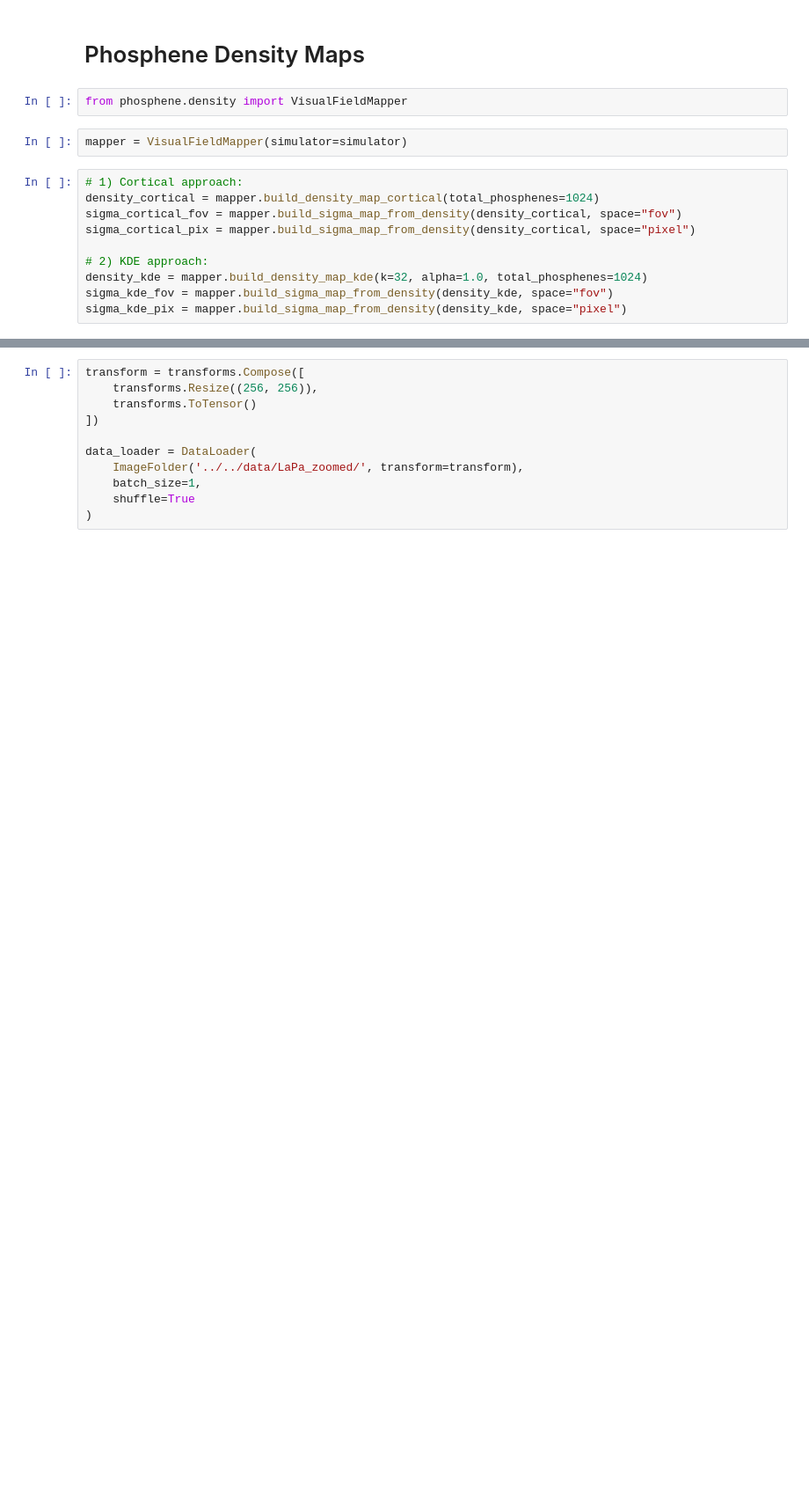
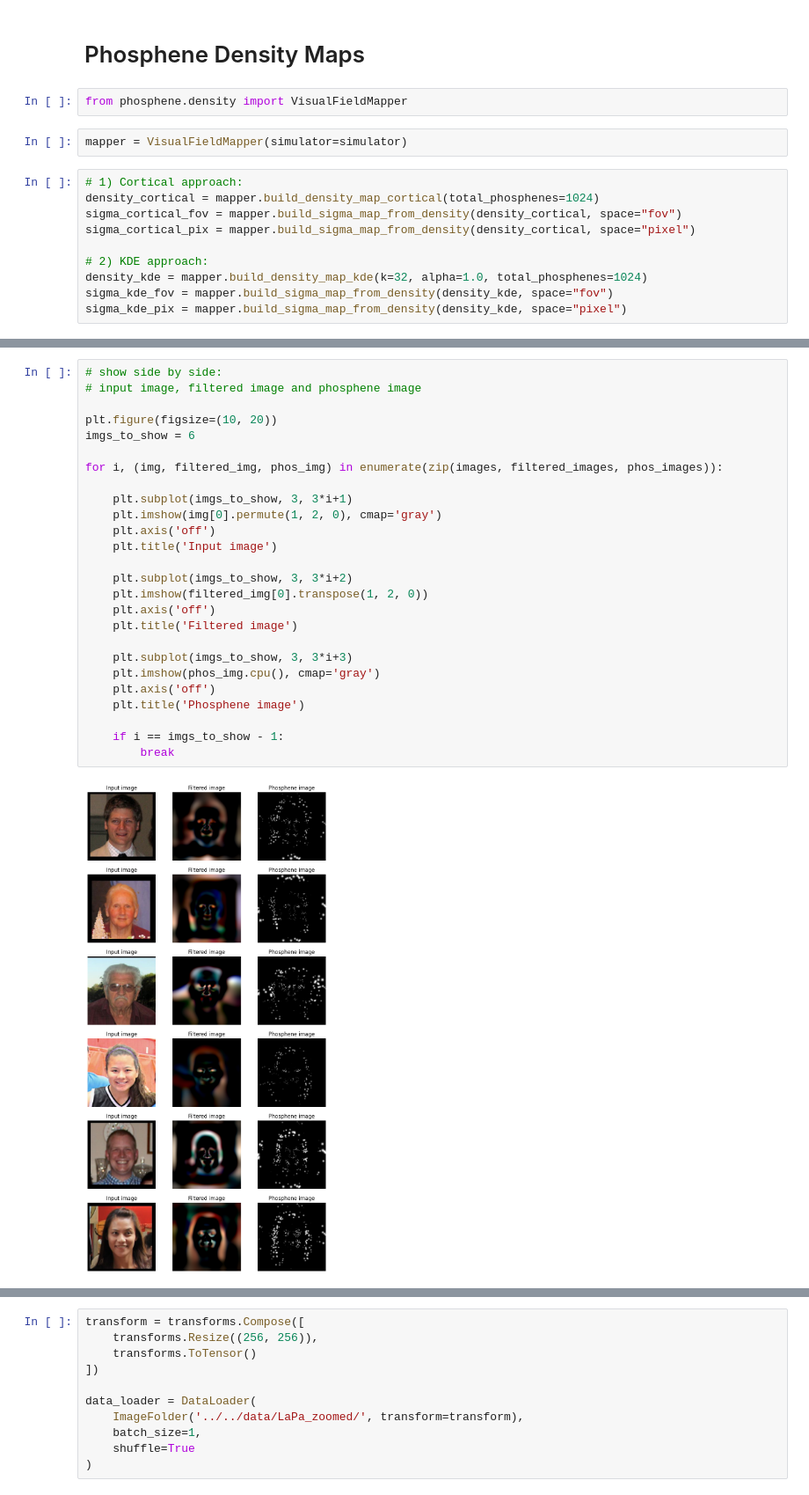
Before and after one commit to MichelleAppel/SCAPE, a Jupyter notebook: notebooks/test_modules.ipynb, the cells around one changed output, grey strips where cells are left out. Shown at 88% size. Saved outputs shown, nothing was run; the diff lists cells and outputs as text; blank space fills up the shorter version.

```diff
--- a/notebooks/test_modules.ipynb
+++ b/notebooks/test_modules.ipynb
@@ -156,0 +228,28 @@ plt.show()
+# %%
+# show side by side:
+# input image, filtered image and phosphene image
+
+plt.figure(figsize=(10, 20))
+imgs_to_show = 6
+
+for i, (img, filtered_img, phos_img) in enumerate(zip(images, filtered_images, phos_images)):
+
+    plt.subplot(imgs_to_show, 3, 3*i+1)
+    plt.imshow(img[0].permute(1, 2, 0), cmap='gray')
+    plt.axis('off')
+    plt.title('Input image')
+
+    plt.subplot(imgs_to_show, 3, 3*i+2)
+    plt.imshow(filtered_img[0].transpose(1, 2, 0))
+    plt.axis('off')
+    plt.title('Filtered image')
+
+    plt.subplot(imgs_to_show, 3, 3*i+3)
+    plt.imshow(phos_img.cpu(), cmap='gray')
+    plt.axis('off')
+    plt.title('Phosphene image')
+
+    if i == imgs_to_show - 1:
+        break
+# %% [output]
+[figure, added]
```
Also changed, not shown: parts of 23 cells of this notebook, 5 other files.
